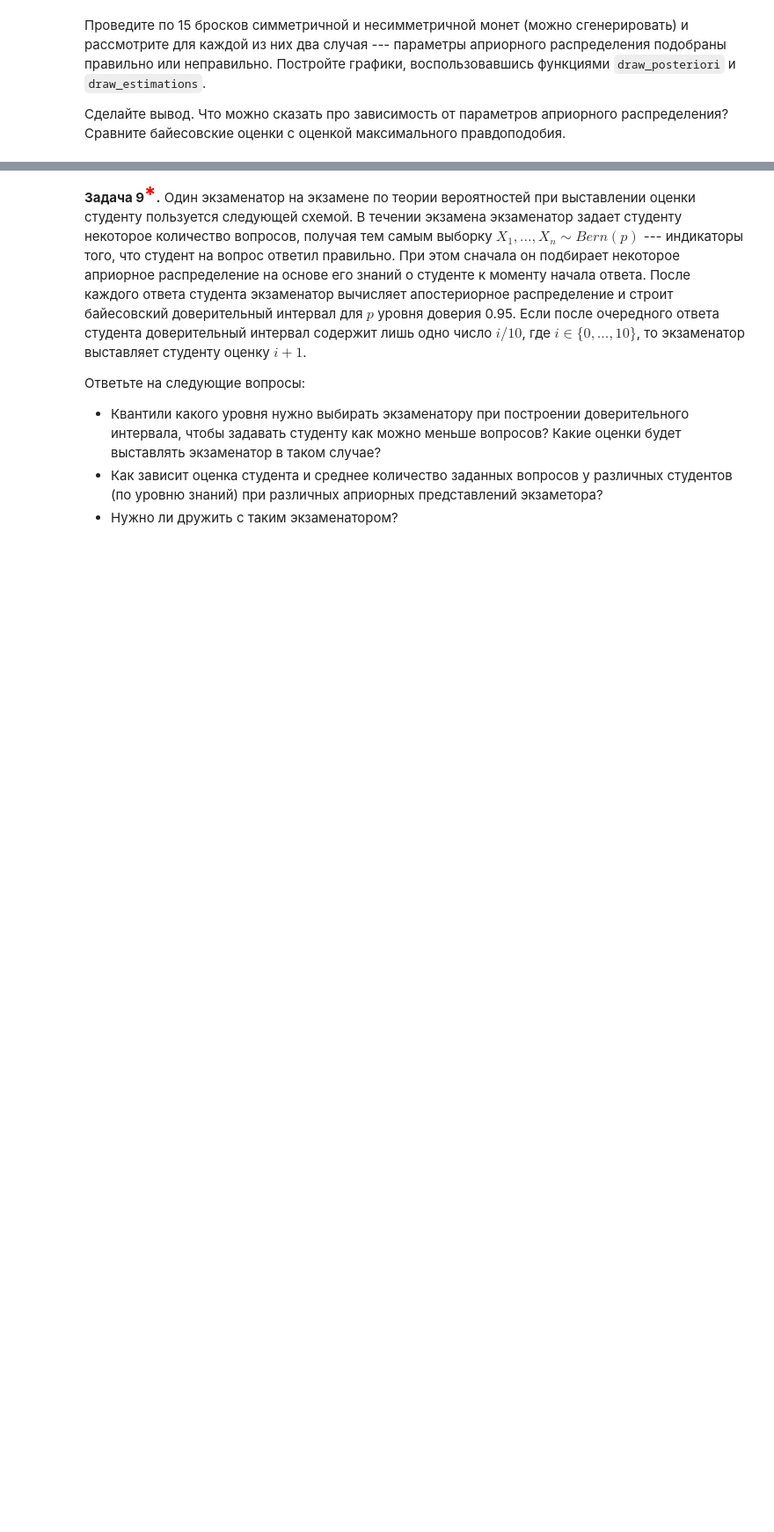
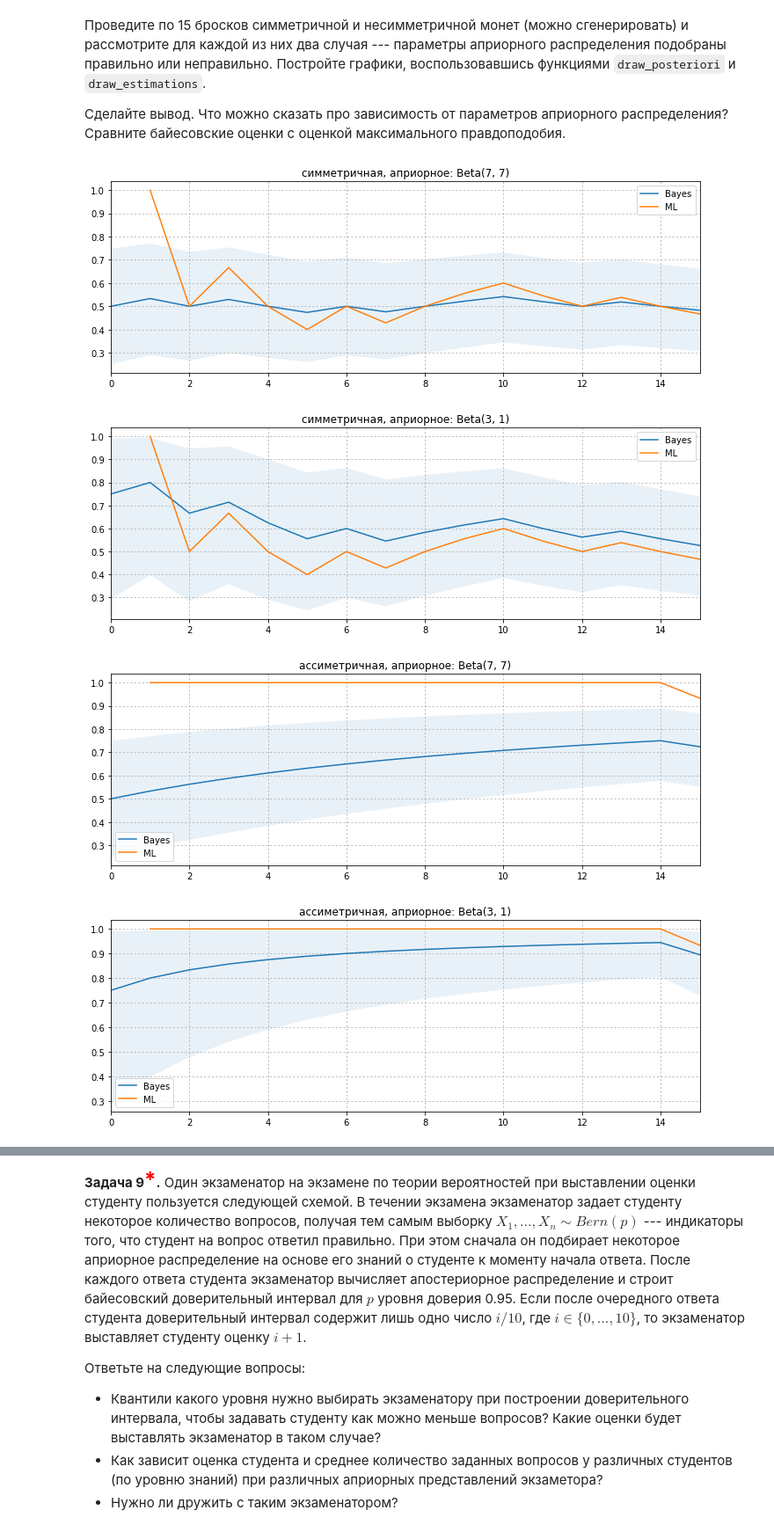
Before and after one commit to heorhii-bolotov/MIPT-Statistics, a Jupyter notebook: 4/4.30.ipynb, the cells around one changed output, grey strips where cells are left out. Shown at 88% size. Drawn from its saved outputs; the diff is of its cells as text; code cells hidden in the pictures; blank space fills up the shorter version.

```diff
--- a/4/4.30.ipynb
+++ b/4/4.30.ipynb
@@ -536,28 +593,30 @@ def draw_posteriori(grid, distr_class, post_params, xlim=None):
     plt.show()
 
 
-def draw_estimations(ml, distr_class, post_params, confint=True, ylim=None):
+def draw_estimations(ml, distr_class, post_params, confint=True, ylim=None, xlim=None, title=''):
     ''' Рисует графики байесовской оценки (м.о. и дов. инт.) и ОМП.
         ml --- Оценка максимального правдоподобия для 1 <= n <= len(sample)
         distr_class --- класс распределений из scipy.stats
         post_params --- параметры апостериорных распределений
-                        shape=(размер выборки, кол-во параметров)
+                        shape=(размер выборки+1, кол-во параметров)
     '''
 
     size = len(ml)
     distrs = []
-    for n in range(size+1):
+    for n in range(size + 1):
         distrs.append(distr_class(post_params[n]) if np.isscalar(post_params[n])
                       else distr_class(*post_params[n]))
 
     plt.figure(figsize=(12, 4))
-    plt.plot(np.arange(size+1), [d.mean() for d in distrs], label='Bayes', lw=1.5)
-    plt.fill_between(np.arange(size+1), [d.ppf(0.975) for d in distrs],
+    plt.plot(np.arange(size + 1), [d.mean() for d in distrs], label='Bayes', lw=1.5)
+    plt.fill_between(np.arange(size + 1), [d.ppf(0.975) for d in distrs],
                      [d.ppf(0.025) for d in distrs], alpha=0.1)
-    plt.plot(np.arange(size)+1, ml, label='ML', lw=1.5)
+    plt.plot(np.arange(size) + 1, ml, label='ML', lw=1.5)
     plt.grid(ls=':')
     plt.ylim(ylim)
+    plt.xlim(xlim)
     plt.legend()
+    plt.title(title)
     plt.show()
 # %% [markdown]
 Реализуйте следующую функцию
@@ -566,10 +625,27 @@ def bern_posterior_params(sample, a, b):
     ''' Возвращает параметры апостериорного распределения для всех 0 <= n <= len(sample).
         a, b --- параметры априорного распределения.
     '''
-    ...
-    return params
+    # Beta(a + \sum X_i, b + n - \sum X_i) --- апостериорное распределение для Bern(p)
+    a_aposterior = a + sample.cumsum()
+    b_aposterior = b + np.arange(1, len(sample) + 1) - sample.cumsum()
+    return np.hstack((a, a_aposterior)), np.hstack((b, b_aposterior))
 # %% [markdown]
 Проведите по 15 бросков симметричной и несимметричной монет (можно сгенерировать) и рассмотрите для каждой из них два случая --- параметры априорного распределения подобраны правильно или неправильно.
 Постройте графики, воспользовавшись функциями `draw_posteriori` и `draw_estimations`.
 
 Сделайте вывод. Что можно сказать про зависимость от параметров априорного распределения? Сравните байесовские оценки с оценкой максимального правдоподобия.
+# %%
+sample_symmetric = sps.bernoulli(p=0.5).rvs(size=15)
+sample_asymmetric = sps.bernoulli(p=0.9).rvs(size=15)
+grid = np.linspace(0, 1)
+for sample, title in [(sample_symmetric, 'симметричная'), (sample_asymmetric, 'ассиметричная')]:
+    for a, b in [(7, 7), (3, 1)]:
+        draw_estimations(bern_cumlikelihood(sample),
+                         sps.beta,
+                         np.column_stack(bern_posterior_params(sample, a, b)),
+                         title='{}, априорное: Beta({}, {})'.format(title, a, b), xlim=(0, 15))
+# %% [output]
+[figure, added]
+[figure, added]
+[figure, added]
+[figure, added]
```
Also changed, not shown: parts of 17 cells of this notebook, 3 other files.
